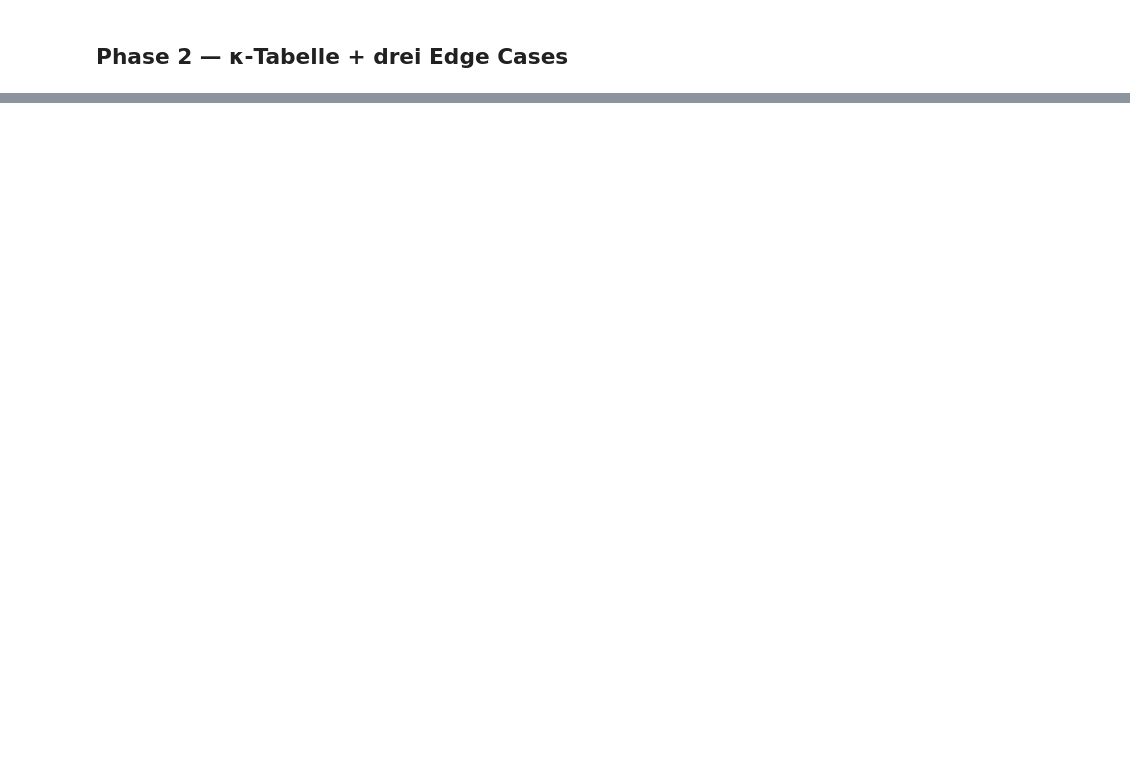
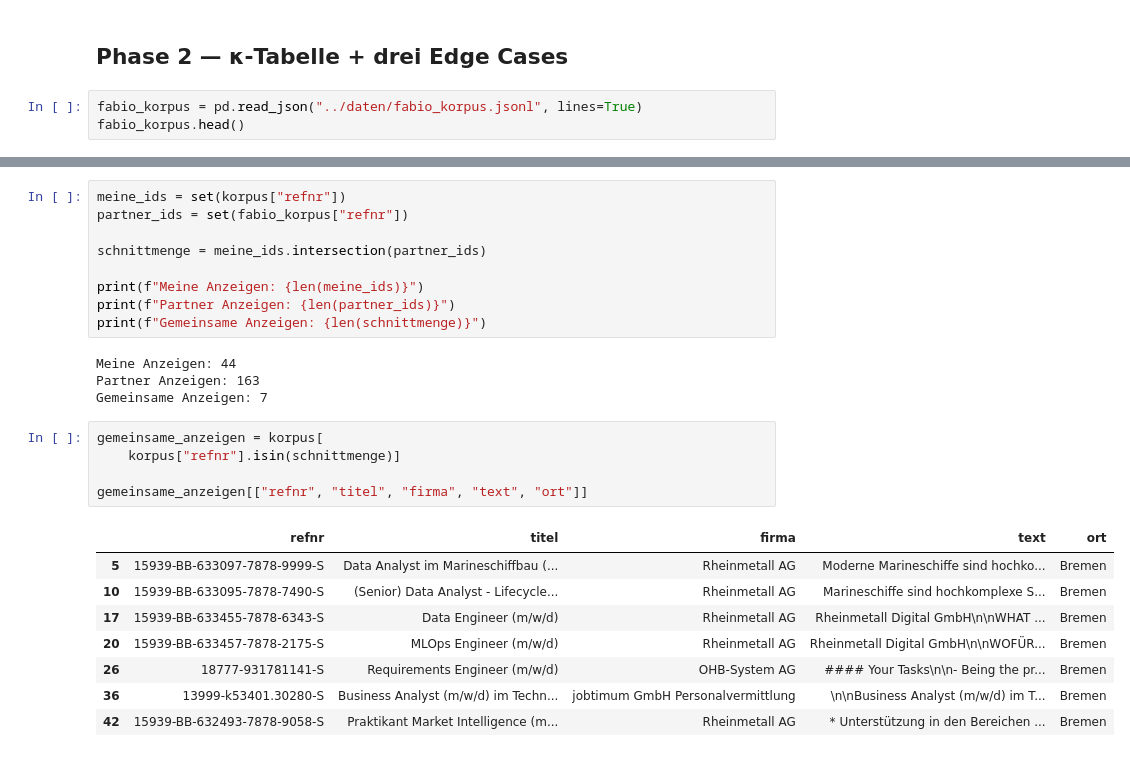
Before and after one commit to LaraMarx99/ls-information-extraction, a Jupyter notebook: notebooks/01_explore.ipynb, the cells around one changed output, grey strips where cells are left out. Drawn from its saved outputs; the diff is of its cells as text; blank space fills up the shorter version.

Commit message:
gemeinsame Auswahl von zu annotierenden Anzeigen getroffen aus Schnittmenge und 5 Zufälligen

```diff
--- a/notebooks/01_explore.ipynb
+++ b/notebooks/01_explore.ipynb
@@ -213,2 +317,5 @@ Auffälligkeiten:
 # %% [markdown]
 ## Phase 2 — κ-Tabelle + drei Edge Cases
+# %%
+fabio_korpus = pd.read_json("../daten/fabio_korpus.jsonl", lines=True)
+fabio_korpus.head()
@@ -214,0 +329,27 @@ Auffälligkeiten:
+# %%
+meine_ids = set(korpus["refnr"])
+partner_ids = set(fabio_korpus["refnr"])
+
+schnittmenge = meine_ids.intersection(partner_ids)
+
+print(f"Meine Anzeigen: {len(meine_ids)}")
+print(f"Partner Anzeigen: {len(partner_ids)}")
+print(f"Gemeinsame Anzeigen: {len(schnittmenge)}")
+# %% [output]
+Meine Anzeigen: 44
+Partner Anzeigen: 163
+Gemeinsame Anzeigen: 7
+# %%
+gemeinsame_anzeigen = korpus[
+    korpus["refnr"].isin(schnittmenge)]
+
+gemeinsame_anzeigen[["refnr", "titel", "firma", "text", "ort"]]
+# %% [output]
+|  | refnr | titel | firma | text | ort |
+| 5 | 15939-BB-633097-7878-9999-S | Data Analyst im Marineschiffbau (... | Rheinmetall AG | Moderne Marineschiffe sind hochko... | Bremen |
+| 10 | 15939-BB-633095-7878-7490-S | (Senior) Data Analyst - Lifecycle... | Rheinmetall AG | Marineschiffe sind hochkomplexe S... | Bremen |
+| 17 | 15939-BB-633455-7878-6343-S | Data Engineer (m/w/d) | Rheinmetall AG | Rheinmetall Digital GmbH\n\nWHAT ... | Bremen |
+| 20 | 15939-BB-633457-7878-2175-S | MLOps Engineer (m/w/d) | Rheinmetall AG | Rheinmetall Digital GmbH\n\nWOFÜR... | Bremen |
+| 26 | 18777-931781141-S | Requirements Engineer (m/w/d) | OHB-System AG | #### Your Tasks\n\n- Being the pr... | Bremen |
+| 36 | 13999-k53401.30280-S | Business Analyst (m/w/d) im Techn... | jobtimum GmbH Personalvermittlung | \n\nBusiness Analyst (m/w/d) im T... | Bremen |
+| 42 | 15939-BB-632493-7878-9058-S | Praktikant Market Intelligence (m... | Rheinmetall AG | * Unterstützung in den Bereichen ... | Bremen |
```
Also changed, not shown: parts of 15 cells of this notebook, 4 other files.
